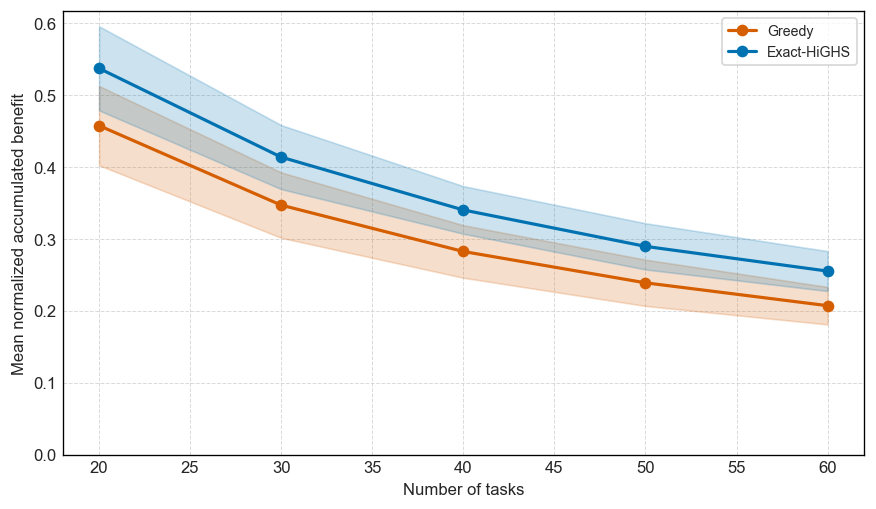
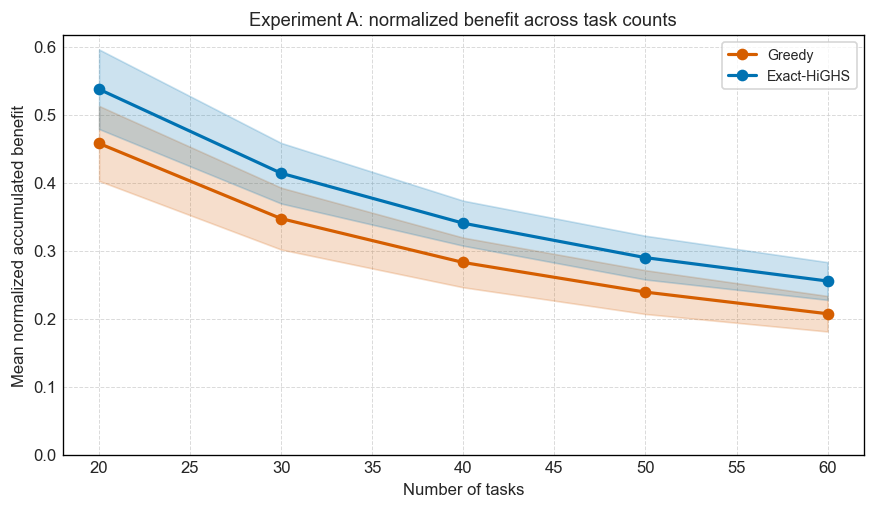
The notebook cell's code change between the first figure and the second:
--- before
+++ after
@@ -15,7 +15,7 @@
 )
 
-#ax.set_title(
-#    "Experiment A: normalized benefit across task counts"
-#)
+ax.set_title(
+    "Experiment A: normalized benefit across task counts"
+)
 
 ax.legend(
@@ -31,4 +31,4 @@
 save_expA_figure(
     fig,
-    "fig_expA_benefit_coverage_aware",
+    "fig_expA_benefit_coverage_aware_2",
 )

Commit: aa